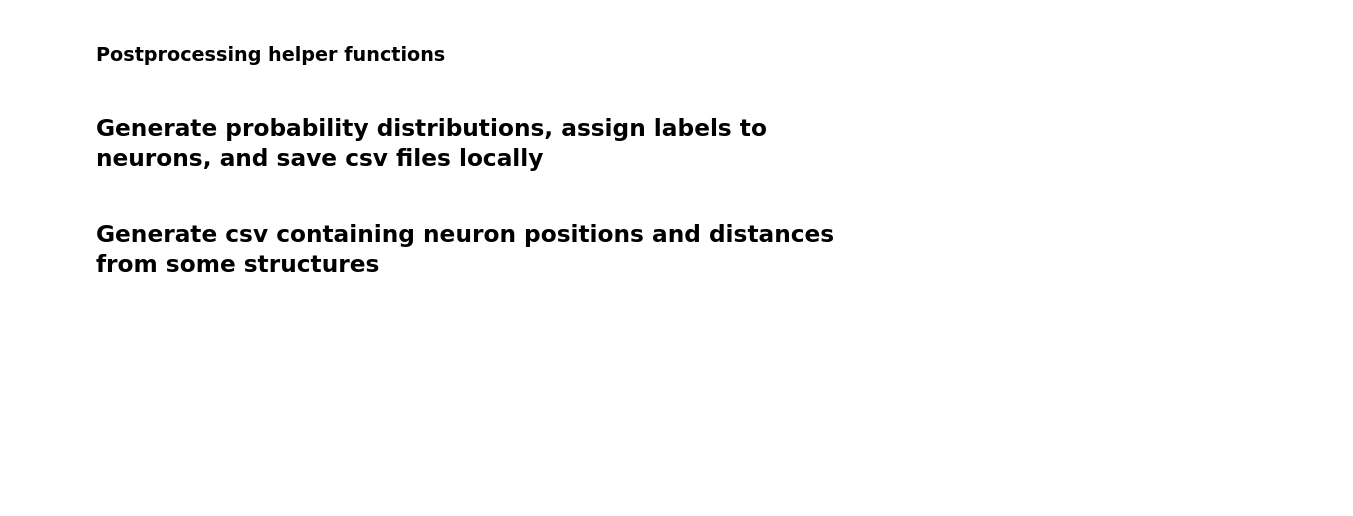
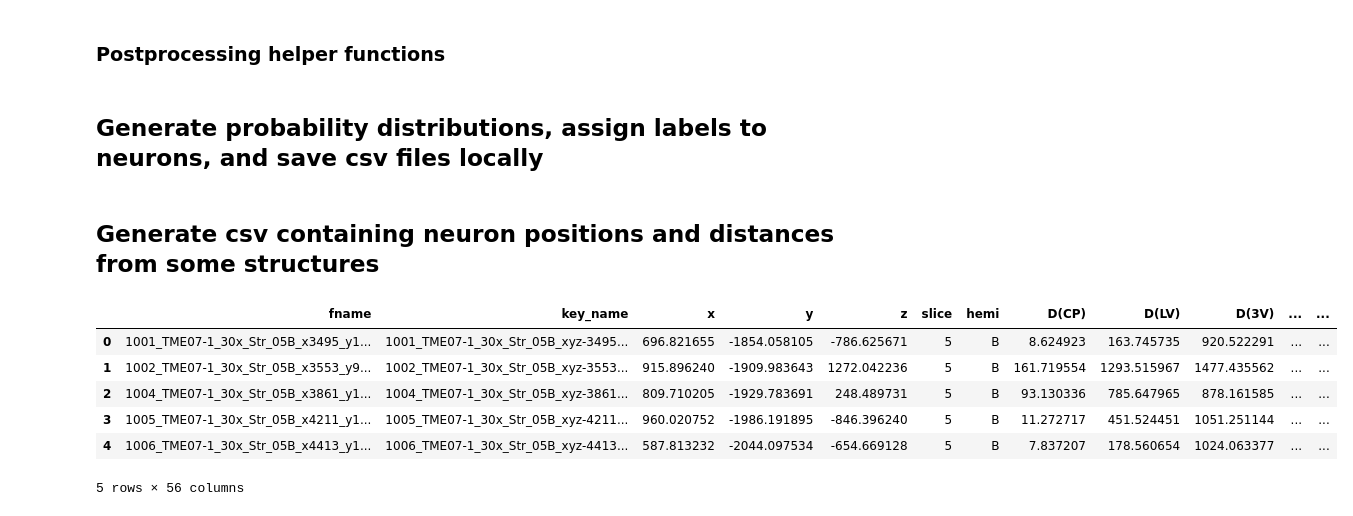
Before and after one commit to twardlab/dragonfly_registration_summer_2023, a Jupyter notebook: check_yongsoo_structure_locations_v00.ipynb, the cells around one changed output. Drawn from its saved outputs; the diff is of its cells as text; code cells hidden in the pictures; blank space fills up the shorter version.

```diff
--- a/check_yongsoo_structure_locations_v00.ipynb
+++ b/check_yongsoo_structure_locations_v00.ipynb
@@ -929,14 +1047,24 @@ for brain in brains:
 tempDir = f'/home/abenneck/dragonfly_work/position_and_dist.csv'
 df_out.to_csv(tempDir, index=False)
 # %%
-morpho_path = '/home/abenneck/dragonfly_work/d1d2_with_clusters_Oct-30-2023_shared_with_Daniel.csv'
+import pandas as pd
+
+morpho_path = '/home/abenneck/dragonfly_work/d1d2_with_clusters_Nov-9-2023.csv'
 morpho_df = pd.read_csv(morpho_path)
 
 dist_path = '/home/abenneck/dragonfly_work/position_and_dist.csv'
 dist_df = pd.read_csv(dist_path)
 
 merged_df = dist_df.merge(morpho_df, right_on = 'file path', left_on = 'key_name')
 
 merged_df.head()
+# %% [output]
+|  | fname | key_name | x | y | z | slice | hemi | D(CP) | D(LV) | D(3V) | ... | ... |
+| 0 | 1001_TME07-1_30x_Str_05B_x3495_y1... | 1001_TME07-1_30x_Str_05B_xyz-3495... | 696.821655 | -1854.058105 | -786.625671 | 5 | B | 8.624923 | 163.745735 | 920.522291 | ... | ... |
+| 1 | 1002_TME07-1_30x_Str_05B_x3553_y9... | 1002_TME07-1_30x_Str_05B_xyz-3553... | 915.896240 | -1909.983643 | 1272.042236 | 5 | B | 161.719554 | 1293.515967 | 1477.435562 | ... | ... |
+| 2 | 1004_TME07-1_30x_Str_05B_x3861_y1... | 1004_TME07-1_30x_Str_05B_xyz-3861... | 809.710205 | -1929.783691 | 248.489731 | 5 | B | 93.130336 | 785.647965 | 878.161585 | ... | ... |
+| 3 | 1005_TME07-1_30x_Str_05B_x4211_y1... | 1005_TME07-1_30x_Str_05B_xyz-4211... | 960.020752 | -1986.191895 | -846.396240 | 5 | B | 11.272717 | 451.524451 | 1051.251144 | ... | ... |
+| 4 | 1006_TME07-1_30x_Str_05B_x4413_y1... | 1006_TME07-1_30x_Str_05B_xyz-4413... | 587.813232 | -2044.097534 | -654.669128 | 5 | B | 7.837207 | 178.560654 | 1024.063377 | ... | ... |
+5 rows × 56 columns
 # %%
 print(f'morpho: {len(morpho_df)}, dist: {len(dist_df)}, merged: {len(merged_df)}')
```
Also changed, not shown: parts of 19 cells of this notebook.
